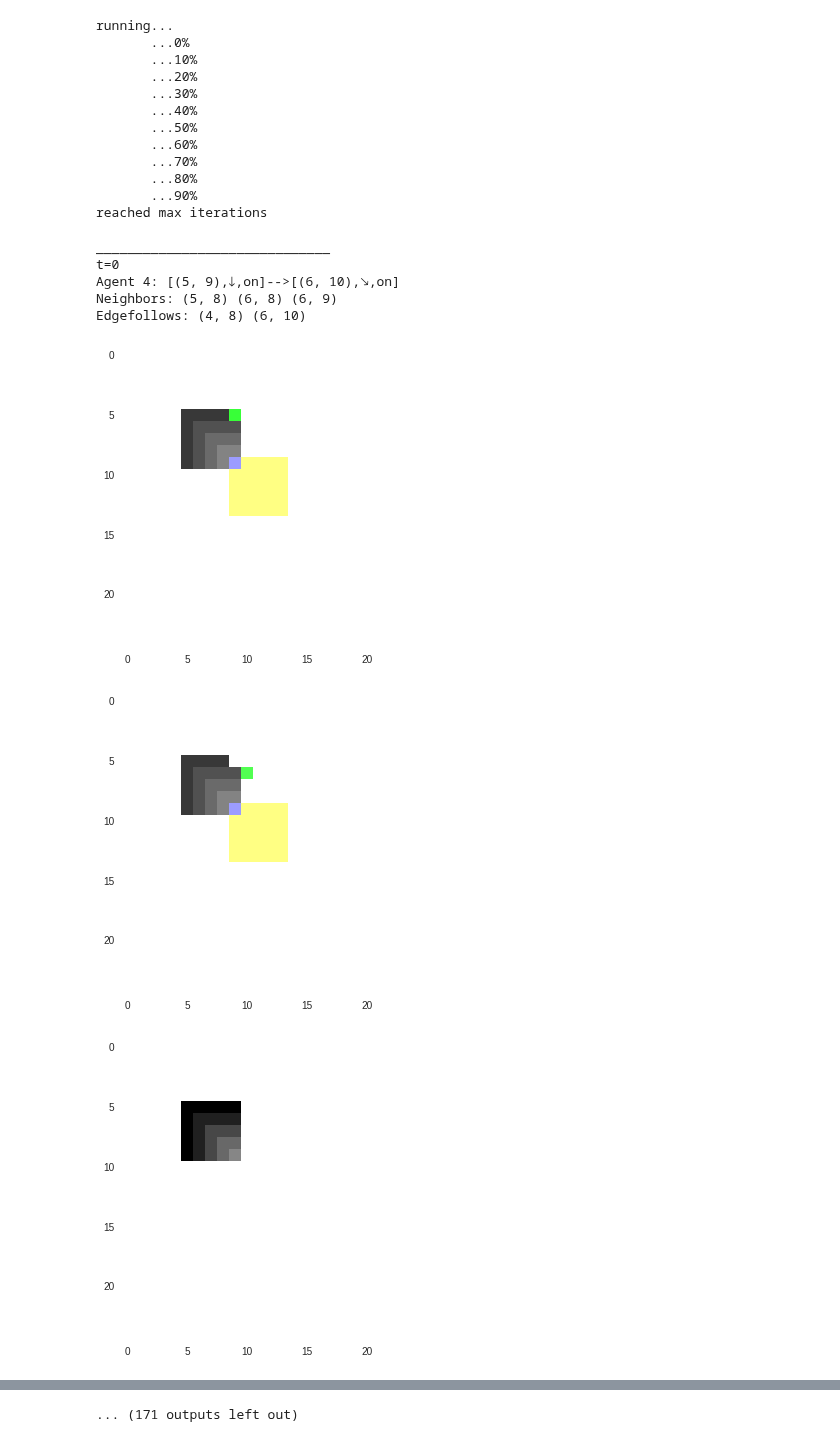
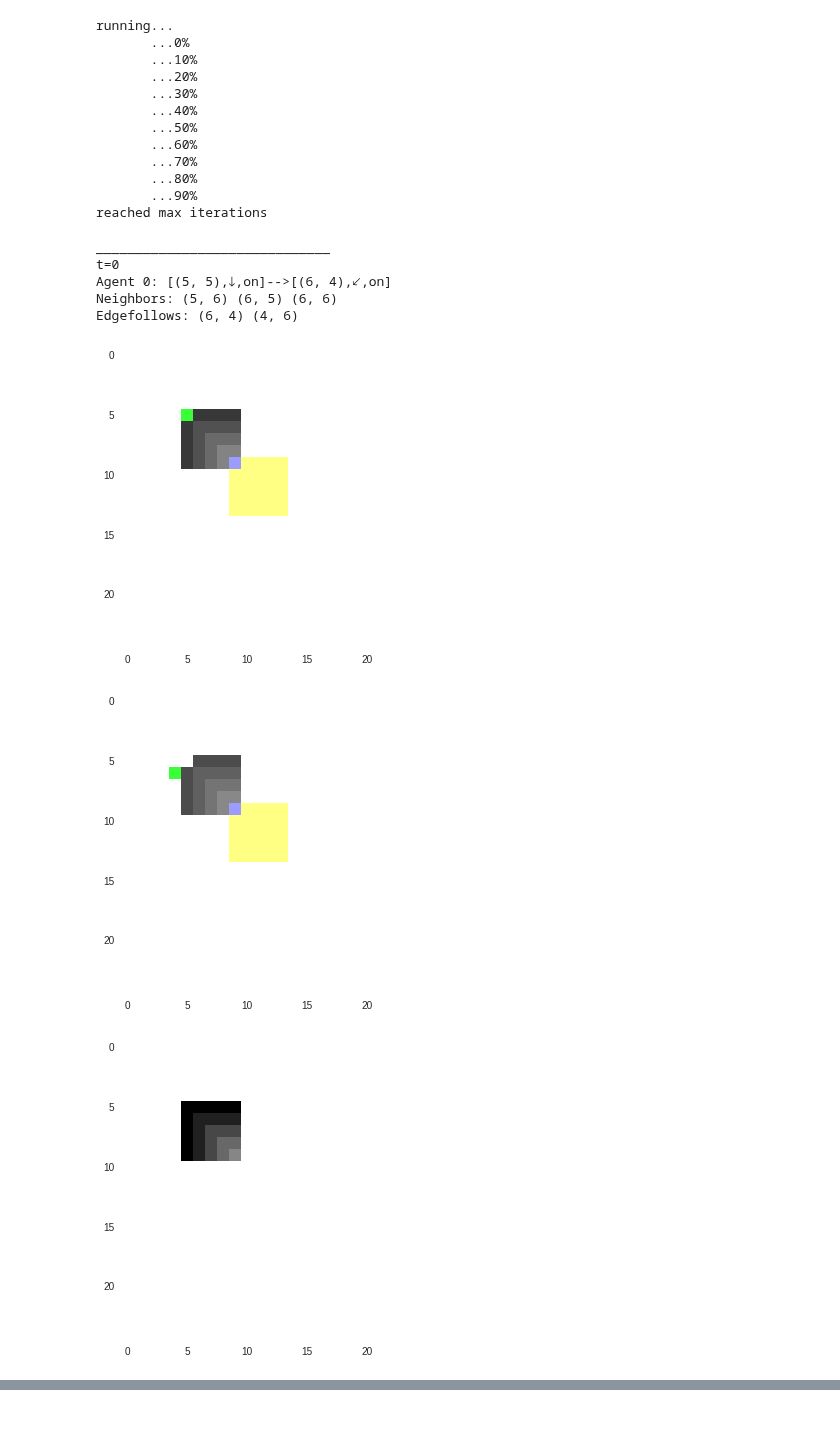
Before and after one commit to jpskycak/research_notebooks, a Jupyter notebook: modeling_programmable_self_assembly_with_cellular_automata.ipynb, the cells around one changed output, grey strips where cells are left out. Drawn from its saved outputs; the diff is of its cells as text; code cells hidden in the pictures.

```diff
--- a/modeling_programmable_self_assembly_with_cellular_automata.ipynb
+++ b/modeling_programmable_self_assembly_with_cellular_automata.ipynb
@@ -168,6 +168,12 @@ class Agents:
         #  o*    o*
         #  x  x  x
         ans = [surr[(k+0)%8]['coordinates'],surr[(k+4)%8]['coordinates']]
+        break
+      elif o0 and x1 and x2 and x3 and x4 and x5 and x6 and x7:
+        #  x  x  x
+        #  x     o*
+        #  x  x  x
+        ans = [surr[(k+0)%8]['coordinates']]
         break
     surr_in_grid = [s['coordinates'] for s in surr if s['is_in_grid']]
     ans = [p for p in ans if p in surr_in_grid]
@@ -381,18 +387,18 @@ running...
        ...90%
 reached max iterations
 # %%
-for t in range(100):
+for t in range(2):
   print '______________________________'
   print 't='+str(t)
   a.plot(t,debug=True)
 # %% [output]
 ______________________________
 t=0
-Agent 4: [(5, 9),🡓,on]-->[(6, 10),🡖,on]
-Neighbors: (5, 8) (6, 8) (6, 9)
-Edgefollows: (4, 8) (6, 10)
+Agent 0: [(5, 5),🡓,on]-->[(6, 4),🡗,on]
+Neighbors: (5, 6) (6, 5) (6, 6)
+Edgefollows: (6, 4) (4, 6)
-[figure, old version]
+[figure, new version]
-[figure, old version]
+[figure, new version]
 [figure]
 ______________________________
 t=1
@@ -413 +410,0 @@ Edgefollows: (6, 4) (4, 6)
-... (171 outputs left out)
```
Also changed, not shown: parts of 2 cells of this notebook.
